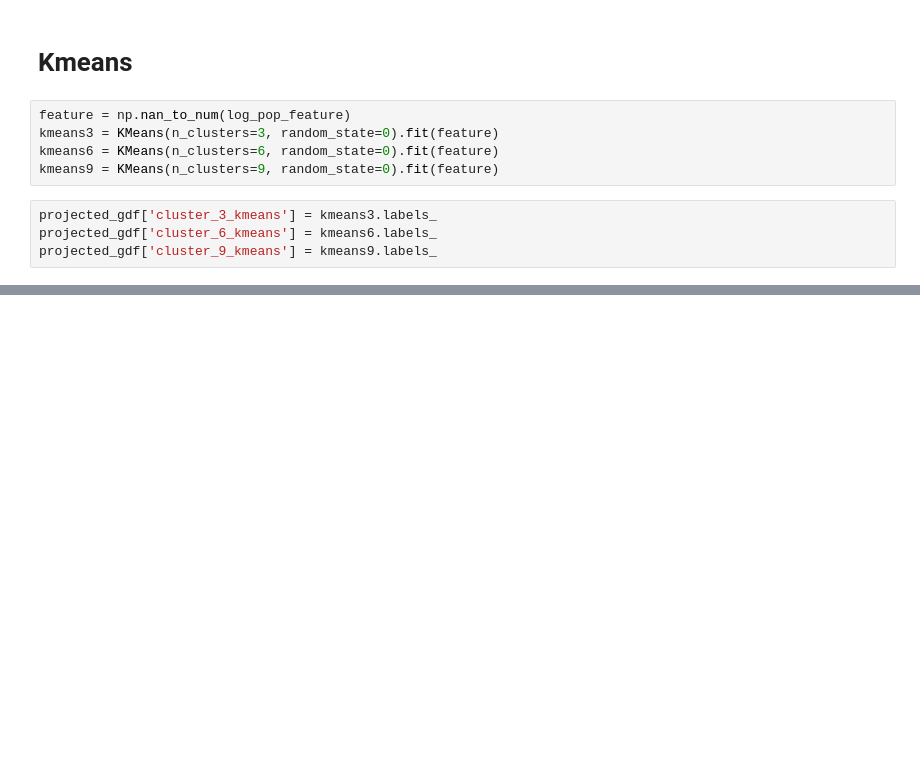
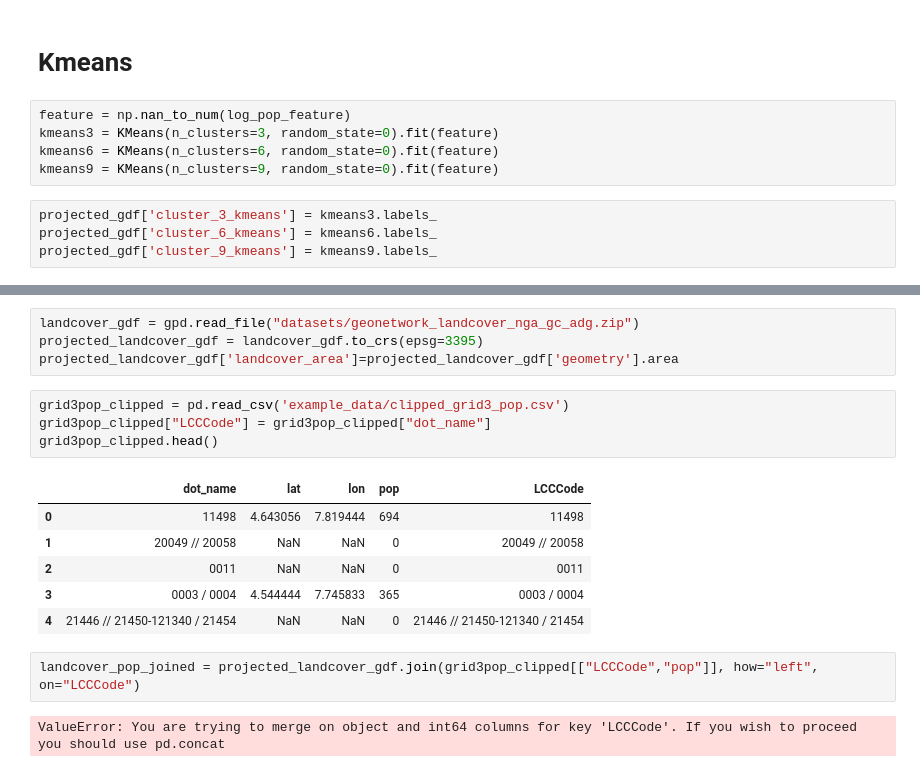
Before and after one commit to InstituteforDiseaseModeling/RasterToolkit, a Jupyter notebook: examples/SOM/som_exploration_nigeria_ward.ipynb, the cells around one changed output, grey strips where cells are left out. Cells and saved outputs as stored; diff of their text form; blank space fills up the shorter version.

```diff
--- a/examples/SOM/som_exploration_nigeria_ward.ipynb
+++ b/examples/SOM/som_exploration_nigeria_ward.ipynb
@@ -190,0 +196,19 @@ plt.show()
+# %%
+landcover_gdf = gpd.read_file("datasets/geonetwork_landcover_nga_gc_adg.zip")
+projected_landcover_gdf = landcover_gdf.to_crs(epsg=3395)
+projected_landcover_gdf['landcover_area']=projected_landcover_gdf['geometry'].area
+# %%
+grid3pop_clipped = pd.read_csv('example_data/clipped_grid3_pop.csv')
+grid3pop_clipped["LCCCode"] = grid3pop_clipped["dot_name"]
+grid3pop_clipped.head()
+# %% [output]
+|  | dot_name | lat | lon | pop | LCCCode |
+| 0 | 11498 | 4.643056 | 7.819444 | 694 | 11498 |
+| 1 | 20049 // 20058 | NaN | NaN | 0 | 20049 // 20058 |
+| 2 | 0011 | NaN | NaN | 0 | 0011 |
+| 3 | 0003 / 0004 | 4.544444 | 7.745833 | 365 | 0003 / 0004 |
+| 4 | 21446 // 21450-121340 / 21454 | NaN | NaN | 0 | 21446 // 21450-121340 / 21454 |
+# %%
+landcover_pop_joined = projected_landcover_gdf.join(grid3pop_clipped[["LCCCode","pop"]], how="left", on="LCCCode")
+# %% [output]
+ValueError: You are trying to merge on object and int64 columns for key 'LCCCode'. If you wish to proceed you should use pd.concat
```
Also changed, not shown: parts of 5 cells of this notebook, 21 other files.
